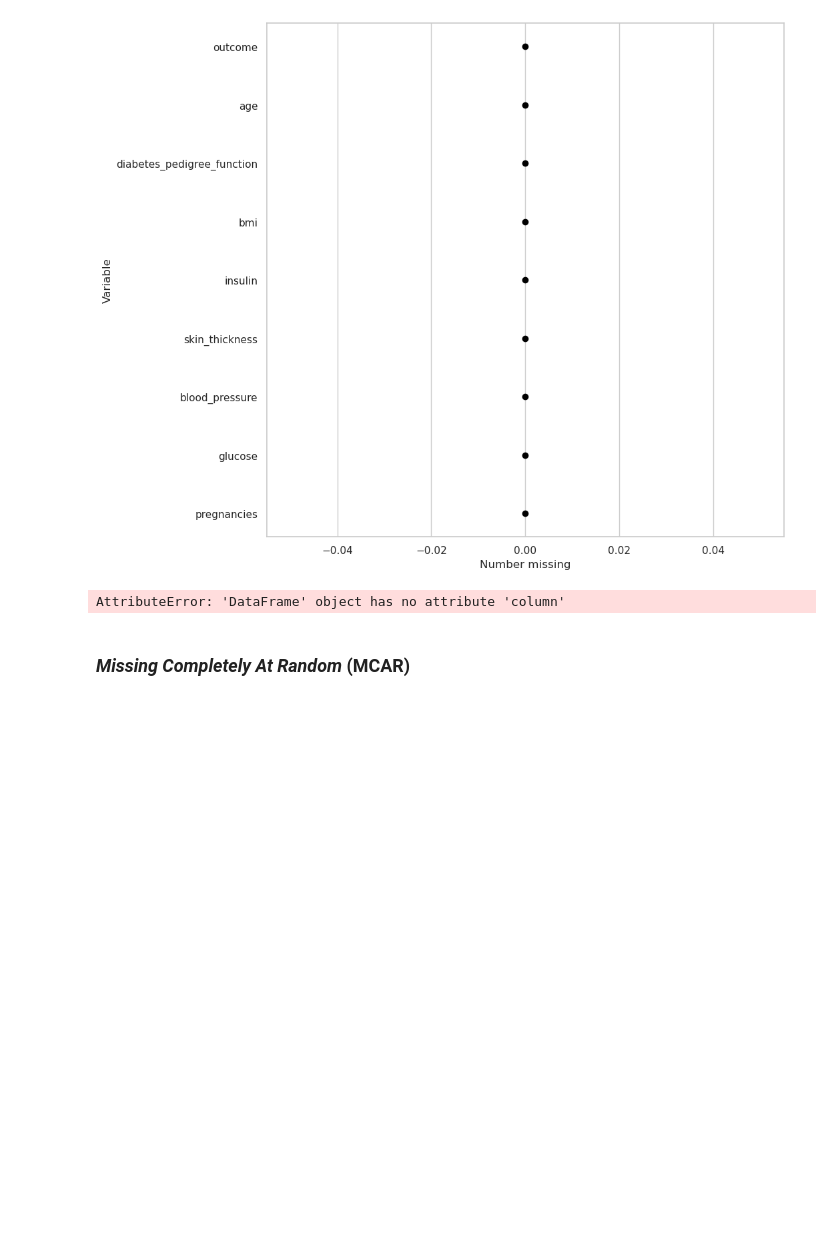
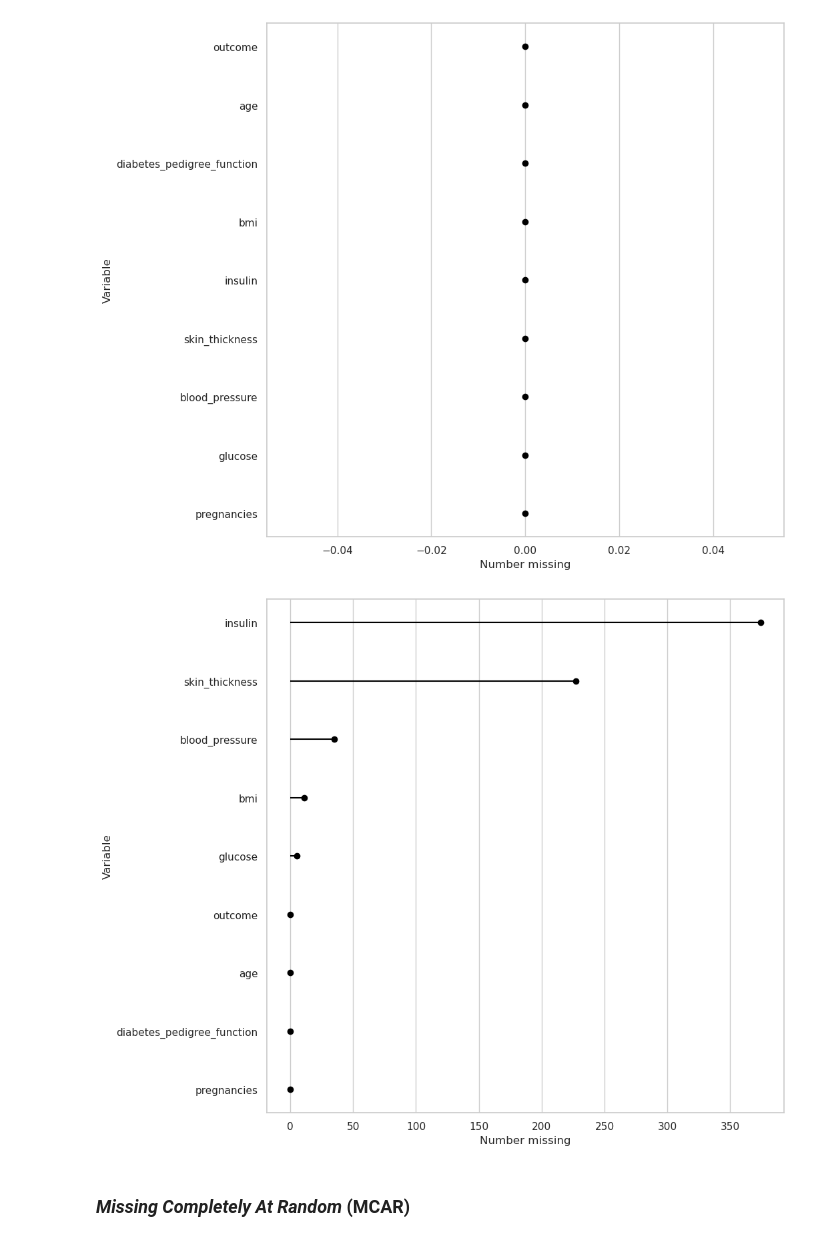
Before and after one commit to EstebannRomeroo/exploration_missing_values, a Jupyter notebook: notebook/live-exploration-missing-values.ipynb, the cells around one changed output. Drawn from its saved outputs; the diff is of its cells as text; code cells hidden in the pictures; blank space fills up the shorter version.

```diff
--- a/notebook/live-exploration-missing-values.ipynb
+++ b/notebook/live-exploration-missing-values.ipynb
@@ -740,9 +735,9 @@ diabetes_df.missing.missing_variable_plot()
 # %% [output]
 [figure]
 # %%
-diabetes_df[diabetes_df.column[1:6]] = diabetes_df[diabetes_df.columns[1:6]].replace(0, np.nan)
-diabetes_df
+diabetes_df[diabetes_df.columns[1:6]] = diabetes_df[diabetes_df.columns[1:6]].replace(0, np.nan)
+diabetes_df.missing.missing_variable_plot()
 # %% [output]
-AttributeError: 'DataFrame' object has no attribute 'column'
+[figure, added]
 # %% [markdown]
 ### _Missing Completely At Random_ (MCAR)
```
Also changed, not shown: parts of 11 cells of this notebook.
